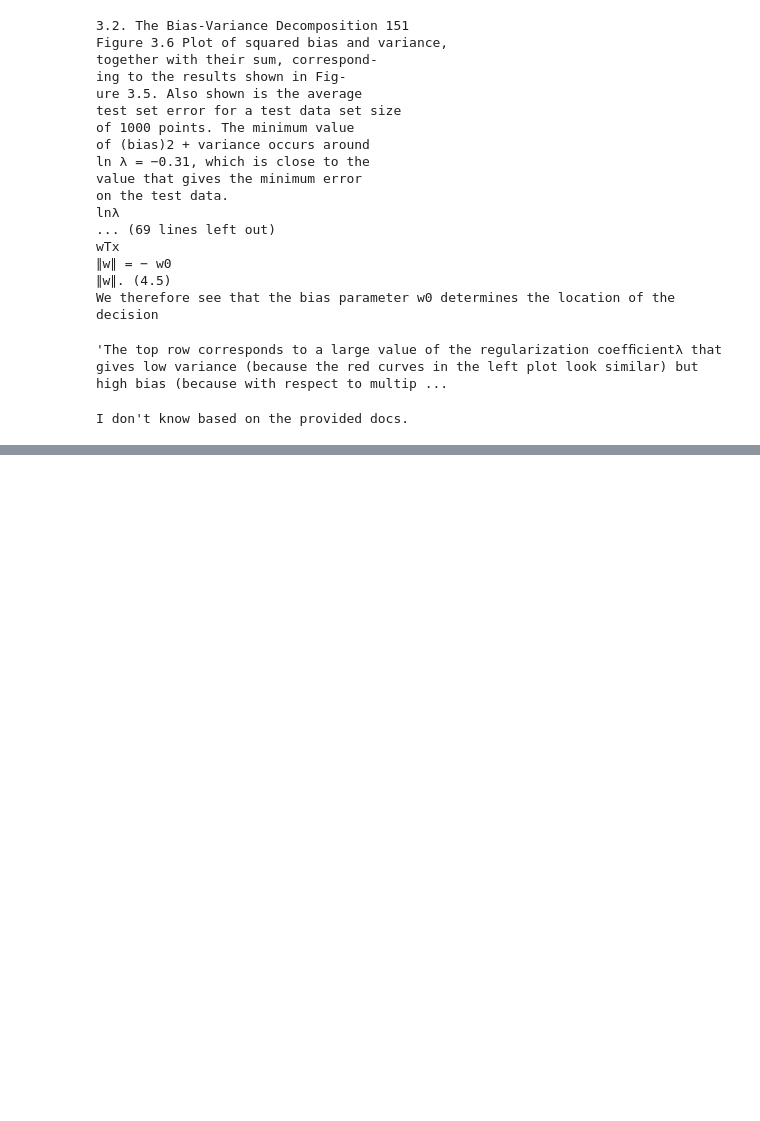
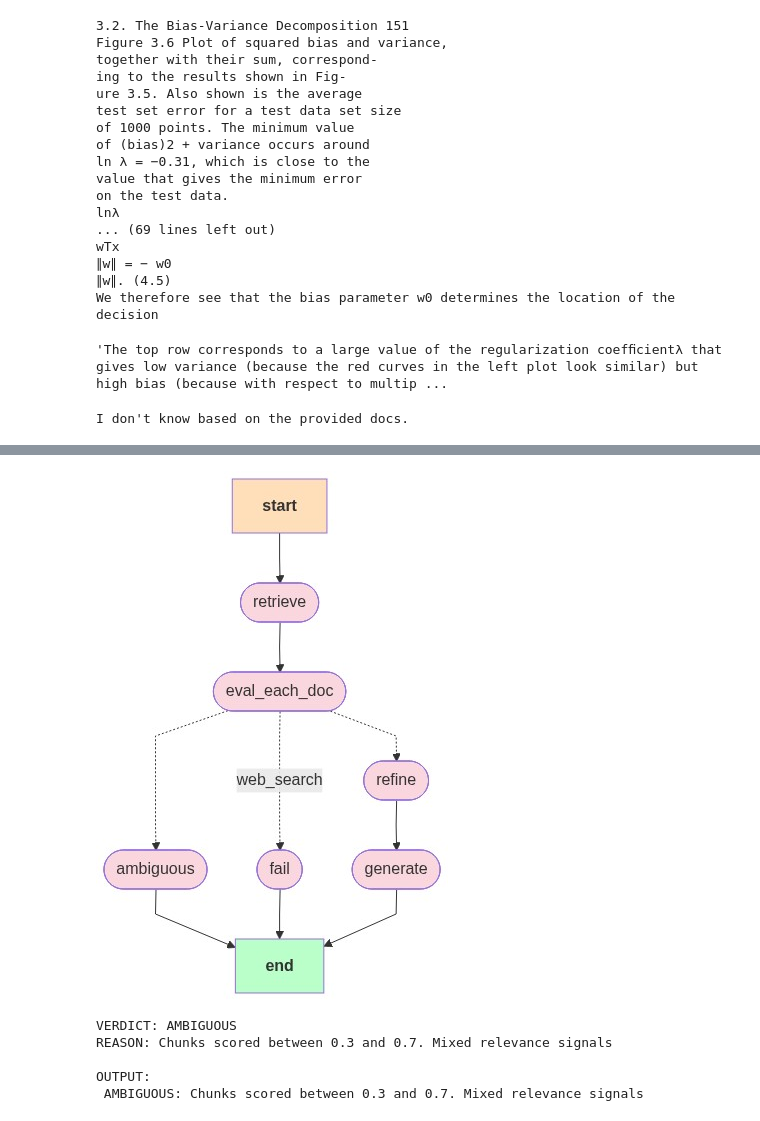
Before and after one commit to 110119076/LangChainDemo, a Jupyter notebook: 16-CRAG/1_basic_rag.ipynb, the cells around one changed output, grey strips where cells are left out. Cells and saved outputs as stored; diff of their text form; code cells hidden in the pictures; blank space fills up the shorter version.

Commit message:
feat: Score based Doc Evaluator RAG

```diff
--- a/16-CRAG/1_basic_rag.ipynb
+++ b/16-CRAG/1_basic_rag.ipynb
@@ -275,0 +404,71 @@ I don't know based on the provided docs.
+# %%
+def fail_node(state):
+    return {"answer": f"FAIL: {state['reason']}"}
+# %%
+def ambiguous_node(state):
+    return {"answer": f"AMBIGUOUS: {state['reason']}"}
+# %%
+def route_after_eval(state):
+    if state["verdict"]=="CORRECT":
+        return "refine"
+    elif state["verdict"]=="INCORRECT":
+        return "websearch"
+    else:
+        return "ambiguous"
+# %%
+g = StateGraph(State)
+g.add_node("retrieve", retrieve)
+g.add_node("eval_each_doc", eval_each_doc)
+g.add_node("refine", refine)
+g.add_node("generate", generate)
+g.add_node("fail", fail_node)
+g.add_node("ambiguous", ambiguous_node)
+
+g.add_edge(START, "retrieve")
+g.add_edge("retrieve", "eval_each_doc")
+
+g.add_conditional_edges(
+    "eval_each_doc",
+    route_after_eval,
+    {"refine": "refine", "web_search": "fail", "ambiguous": "ambiguous"}
+)
+g.add_edge("refine", "generate")
+g.add_edge("generate", END)
+g.add_edge("fail", END)
+g.add_edge("ambiguous", END)
+
+app = g.compile()
+# %%
+from IPython.display import Image, display
+
+try:
+    display(Image(app.get_graph().draw_mermaid_png()))
+except Exception:
+    # This requires some extra dependencies and is optional
+    pass
+# %% [output]
+[figure, added]
+# %%
+res = app.invoke(
+    {
+        "question": "What are attention mechanisms and why are they important in current models?",
+        "docs": [],
+        "good_docs": [],
+        "verdict": "",
+        "reason": "",
+        "strips": [],
+        "kept_strips": [],
+        "refined_context": "",
+        "answer": "",
+    }
+)
+
+print("VERDICT:", res["verdict"])
+print("REASON:", res["reason"])
+print("\nOUTPUT:\n", res["answer"])
+# %% [output]
+VERDICT: AMBIGUOUS
+REASON: Chunks scored between 0.3 and 0.7. Mixed relevance signals
+
+OUTPUT:
+ AMBIGUOUS: Chunks scored between 0.3 and 0.7. Mixed relevance signals
```
Also changed, not shown: parts of 19 cells of this notebook.
